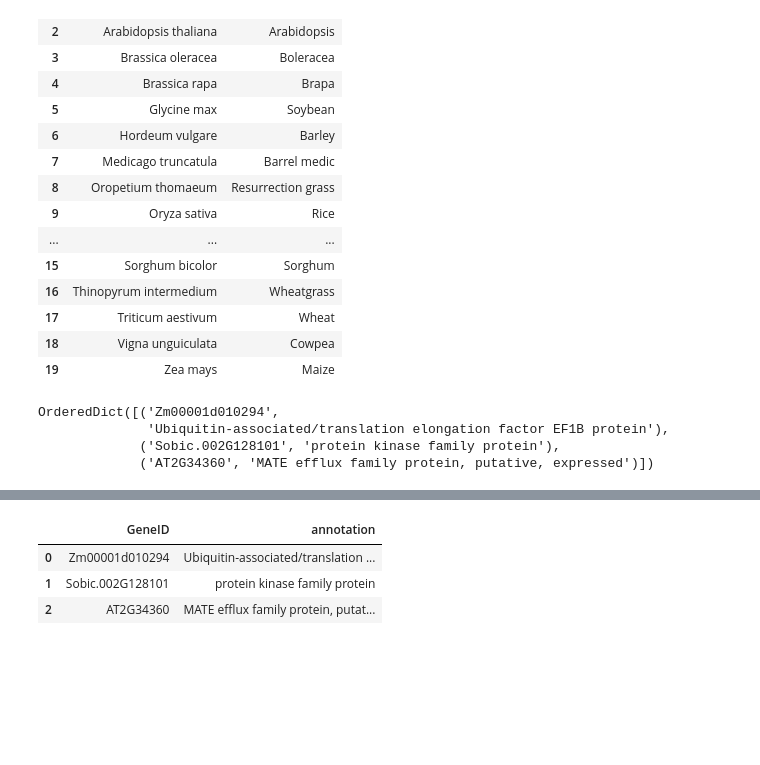
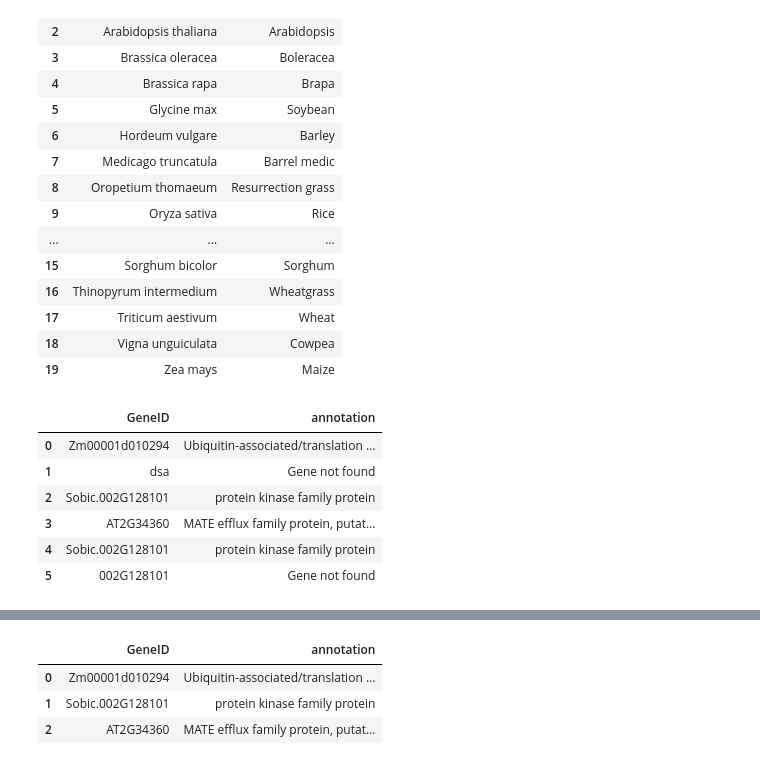
Before and after one commit to eporetsky/SQNce, a Jupyter notebook: SQNce.ipynb, the cells around one changed output, grey strips where cells are left out. Cells and saved outputs as stored; diff of their text form; code cells hidden in the pictures; blank space fills up the shorter version.

```diff
--- a/SQNce.ipynb
+++ b/SQNce.ipynb
@@ -163,12 +174,25 @@ def gene_coordinates_insert(con, entity_list):
 def protein_seq_insert(con, entity_list):
     cursorObj = con.cursor()
     cursorObj.executemany("""INSERT INTO protein_seqs(
+                         protein_isoform,
                          protein_id,
-                         protein_variant,
+                         species_id,
                          genotype_id,
                          protein_length,
                          protein_sequence)
-                         VALUES(?, ?, ?, ?, ?)""", entity_list)
+                         VALUES(?, ?, ?, ?, ?, ?)""", entity_list)
+    con.commit()
+
+def family_annotation_insert(con, entity_list):
+    cursorObj = con.cursor()
+    cursorObj.executemany("""INSERT INTO gene_families(
+                         protein_id,
+                         species_id,
+                         genotype_id,
+                         source_id,
+                         family_id,
+                         family_name)
+                         VALUES(?, ?, ?, ?, ?, ?)""", entity_list)
     con.commit()
 
 # https://stackoverflow.com/questions/18219779/bulk-insert-huge-data-into-sqlite-using-python
@@ -491,26 +560,35 @@ def protein_seq_select(con, entity_list):
             SeqIO.write(od.values(), handle, 'fasta')
 # %%
 def annotation_select(con, entity_list):
-    od = OrderedDict()
+    ls = []
     for entity in entity_list:
         cursorObj = con.cursor()
         cursorObj.execute('''SELECT gene_id, gene_annotation
                              FROM gene_annotations
                              WHERE gene_id =  ?  ''', (entity,))
         # (name,) - need the comma to treat it as a single item and not list of letters
-        selected = cursorObj.fetchall()[0]
-        od[selected[0]] = selected[1]
-    return(od)
+        selected = cursorObj.fetchall()
+        if selected == []:
+            ls.append("Gene not found")
+        else:
+            ls.append(selected[0][1])
+    return(ls)
 
 con = sqlite3.connect('SQNce.db')
-
-pd.DataFrame.from_dict(annotation_select(con, ["Zm00001d010294", "Sobic.002G128101", "AT2G34360"]),
-                       orient="index", columns=["annotation"])
+gene_list = ["Zm00001d010294", "dsa", "Sobic.002G128101", "AT2G34360", "Sobic.002G128101", "002G128101"]
+df = pd.DataFrame({"name": gene_list, "annotation": annotation_select(con, gene_list) })
+df.columns = ["GeneID", "annotation"]
+df
+#pd.DataFrame.from_dict(annotation_select(con, ["Zm00001d010294", "Sobic.002G128101", "AT2G34360"], "dict"),
+#                       orient="index", columns=["annotation"])
 # %% [output]
-OrderedDict([('Zm00001d010294',
-              'Ubiquitin-associated/translation elongation factor EF1B protein'),
-             ('Sobic.002G128101', 'protein kinase family protein'),
-             ('AT2G34360', 'MATE efflux family protein, putative, expressed')])
+|  | GeneID | annotation |
+| 0 | Zm00001d010294 | Ubiquitin-associated/translation ... |
+| 1 | dsa | Gene not found |
+| 2 | Sobic.002G128101 | protein kinase family protein |
+| 3 | AT2G34360 | MATE efflux family protein, putat... |
+| 4 | Sobic.002G128101 | protein kinase family protein |
+| 5 | 002G128101 | Gene not found |
 # %%
 annotation_select(con, ["Zm00001d010294", "Sobic.002G128101", "AT2G34360"])
 # %% [output]
```
Also changed, not shown: parts of 9 cells of this notebook, 3 other files.
